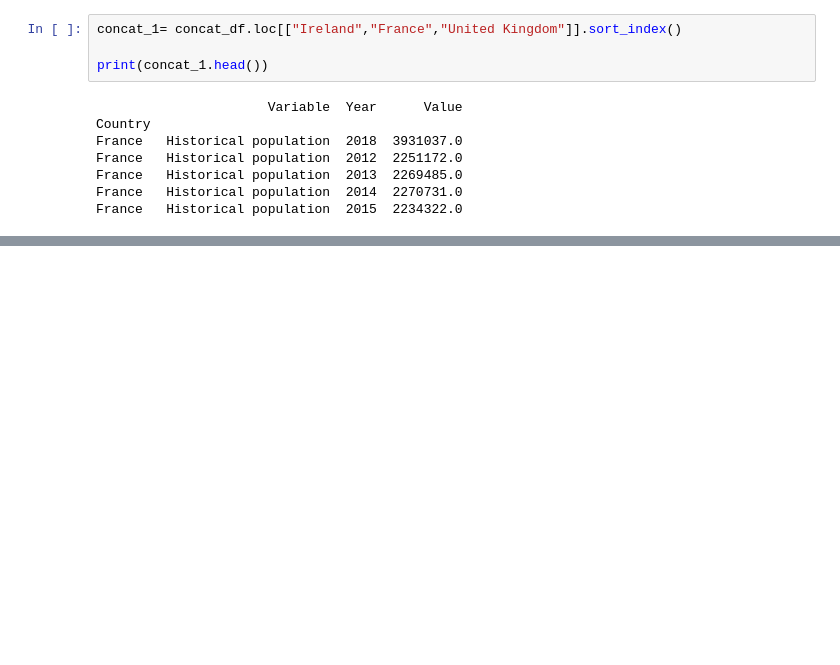
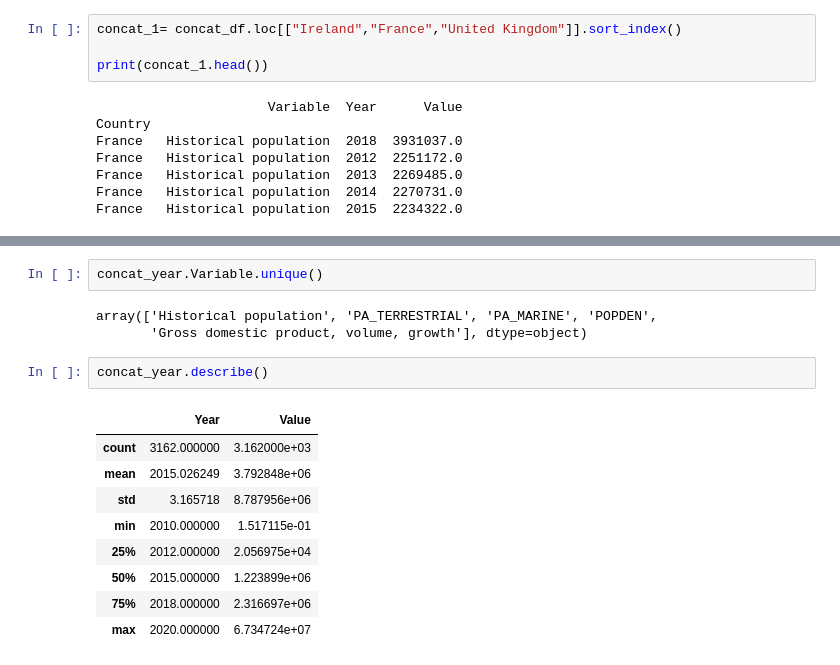
Before and after one commit to BoSuto/Data-analysis-for-business-March-2022-, a Jupyter notebook: Population, Economics & Green Growth.ipynb, the cells around one changed output, grey strips where cells are left out. Saved outputs shown, nothing was run; the diff lists cells and outputs as text; blank space fills up the shorter version.

```diff
--- a/Population, Economics & Green Growth.ipynb
+++ b/Population, Economics & Green Growth.ipynb
@@ -1203,0 +1202,17 @@ array(['Historical population', 'PA_TERRESTRIAL', 'PA_MARINE', 'POPDEN',
+# %%
+concat_year.Variable.unique()
+# %% [output]
+array(['Historical population', 'PA_TERRESTRIAL', 'PA_MARINE', 'POPDEN',
+       'Gross domestic product, volume, growth'], dtype=object)
+# %%
+concat_year.describe()
+# %% [output]
+|  | Year | Value |
+| count | 3162.000000 | 3.162000e+03 |
+| mean | 2015.026249 | 3.792848e+06 |
+| std | 3.165718 | 8.787956e+06 |
+| min | 2010.000000 | 1.517115e-01 |
+| 25% | 2012.000000 | 2.056975e+04 |
+| 50% | 2015.000000 | 1.223899e+06 |
+| 75% | 2018.000000 | 2.316697e+06 |
+| max | 2020.000000 | 6.734724e+07 |
```
Also changed, not shown: parts of 8 cells of this notebook.
